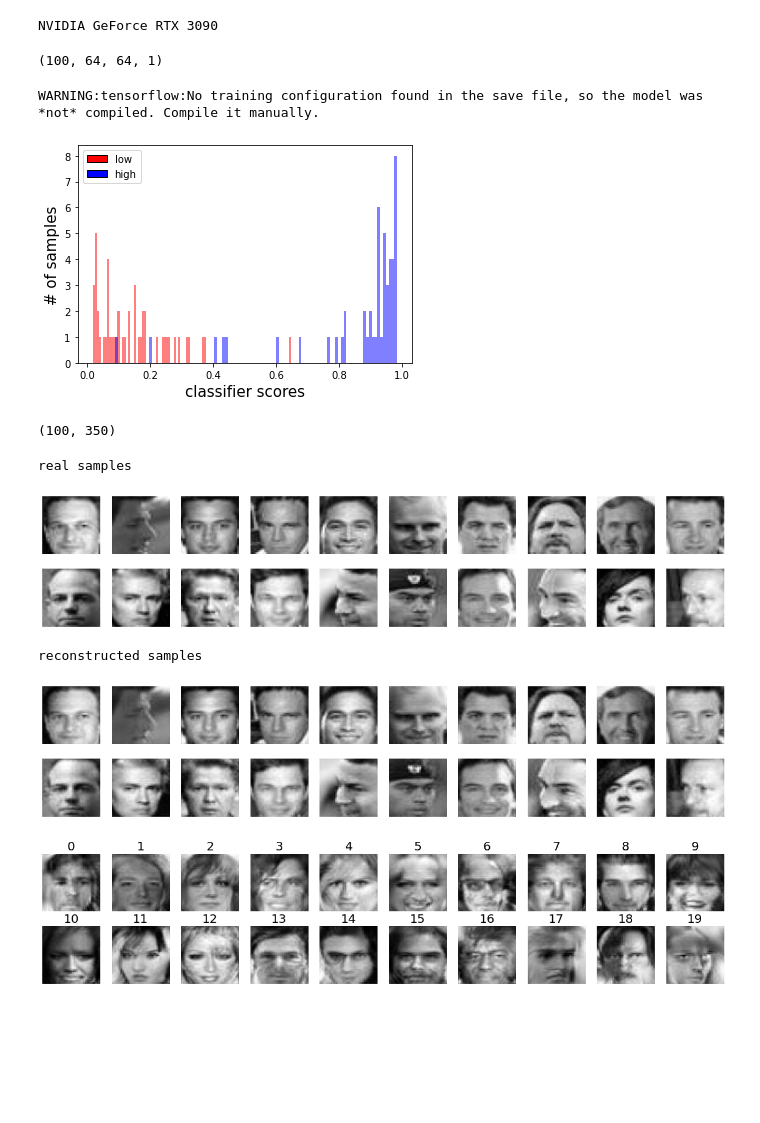
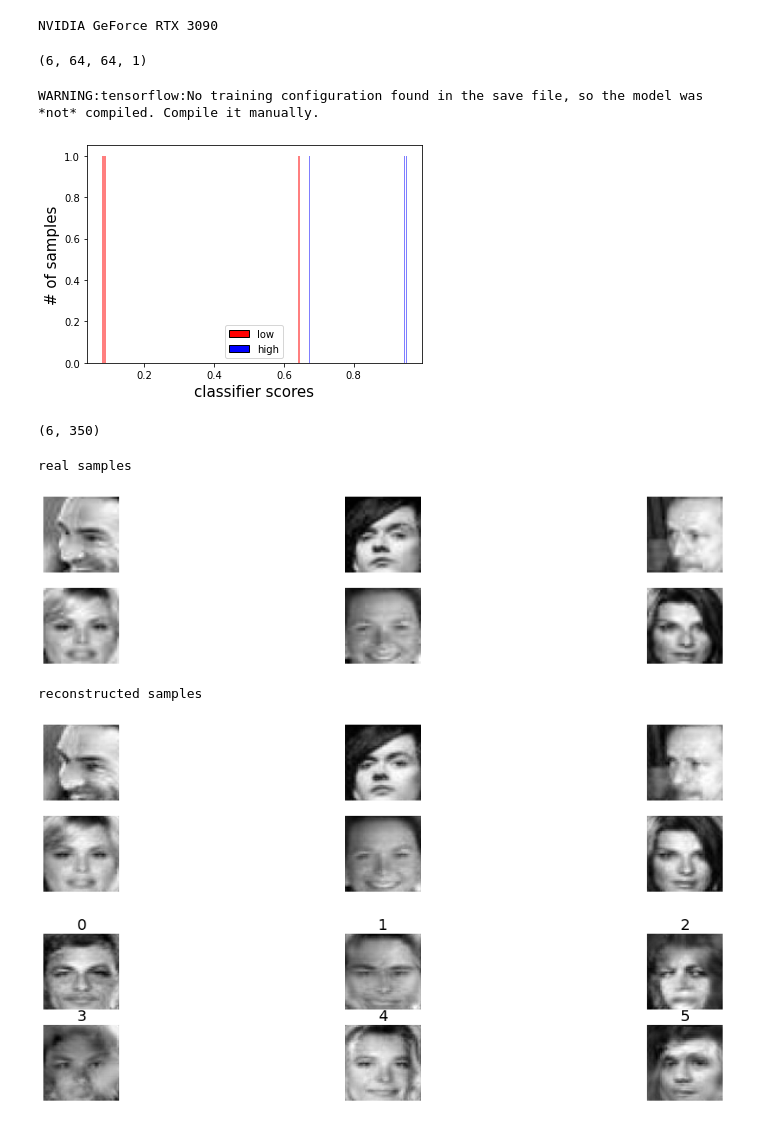
Before and after one commit to zaritskylab/DISCOVER, a Jupyter notebook: GENDER/GENDER_ANALYSIS.ipynb, the cells around one changed output. Cells and saved outputs as stored; diff of their text form; code cells hidden in the pictures; blank space fills up the shorter version.

```diff
--- a/GENDER/GENDER_ANALYSIS.ipynb
+++ b/GENDER/GENDER_ANALYSIS.ipynb
@@ -254,8 +254,8 @@ def load_images(directory):
 
 ################################################################################################
 # test
-images0 = load_images(data_path + '/DISCOVERY/GENDER/IMAGES/TEST_0') # ('/home/odedrot/images/Unet_images_64pix_clf_aa_test')
-images1 = load_images(data_path + '/DISCOVERY/GENDER/IMAGES/TEST_1') # ('/home/odedrot/images/Unet_images_64pix_clf_bc_test')
+images0 = load_images(data_path + '/DISCOVER/GENDER/IMAGES/TEST_0') # ('/home/odedrot/images/Unet_images_64pix_clf_aa_test')
+images1 = load_images(data_path + '/DISCOVER/GENDER/IMAGES/TEST_1') # ('/home/odedrot/images/Unet_images_64pix_clf_bc_test')
 images = np.concatenate((images0, images1))
 images = images/ 255
 print(images.shape)
@@ -263,12 +263,12 @@ print(images.shape)
 true_labels = np.array([np.zeros((images0.shape[0])) , np.ones((images1.shape[0]))]).flatten().astype('uint8')
 ##################################################################################################
 # %% [output]
-(100, 64, 64, 1)
+(6, 64, 64, 1)
 # %%
 # check classifier predictions are similar to CLF training
 
 saved_name = 'classifier.h5' # new
-clf_model_path = data_path + 'DISCOVERY/GENDER/GENDER_SAVED_MODELS/' + saved_name
+clf_model_path = data_path + '/DISCOVER/GENDER/GENDER_SAVED_MODELS/' + saved_name
 clf_model = load_model(clf_model_path , compile=True)
 
 images3D = images.repeat(3, -1)
@@ -285,7 +285,7 @@ plt.ylabel("# of samples", fontsize=15)
 plt.show()
 # %% [output]
 WARNING:tensorflow:No training configuration found in the save file, so the model was *not* compiled. Compile it manually.
-[figure, old version]
+[figure, new version]
 # %%
 # https://github.com/OwalnutO/SSIM-Loss-Tensroflow/blob/master/SSIM_loss_class.py
 
@@ -376,7 +376,7 @@ def Wvar_reg(weight_matrix):
 latent_dim = 350 # define latent dimentions
 
 
-model_path = data_path + 'DISCOVERY/GENDER/GENDER_SAVED_MODELS/'
+model_path = data_path + '/DISCOVER/GENDER/GENDER_SAVED_MODELS/'
 encoder = load_model(model_path + 'encoder' + '.h5' , compile=False, custom_objects={'ConvSN2D': ConvSN2D , 'DenseSN': DenseSN, 'Wvar_reg': Wvar_reg})
 decoder = load_model(model_path + 'generator' + '.h5' , compile=False, custom_objects={'ConvSN2D': ConvSN2D , 'DenseSN': DenseSN, 'Wvar_reg': Wvar_reg})
 recognizer = load_model(model_path + 'disentangleNET' + '.h5' , compile=False, custom_objects={'ConvSN2D': ConvSN2D , 'DenseSN': DenseSN, 'Wvar_reg': Wvar_reg})
@@ -394,32 +394,32 @@ images_recon = decoder.predict(z_dist)
 print(z_dist.shape)
 latent_dim = z_dist.shape[1]
 # %% [output]
-(100, 350)
+(6, 350)
 # %%
 #  reconstruction
-ids = range(20)
+ids = range(6)
 print('real samples')
-sample_images(images[ids], 2,10)
+sample_images(images[ids], 2,3)
 print('')
 print('reconstructed samples')
-sample_images(images_recon[ids], 2,10)
+sample_images(images_recon[ids], 2,3)
 # %% [output]
 real samples
-[figure, old version]
+[figure, new version]
 reconstructed samples
-[figure, old version]
+[figure, new version]
 # %%
 #  sample from normal distribution
-n_samples = 20
+n_samples = 6
 z_samples = np.zeros((n_samples, z_dist.shape[1]))
 for i in range(n_samples):
     for j in range(z_dist.shape[1]):
         ind = np.random.randint(0, z_dist.shape[0], 1)[0] # sample ids from images
         z_samples[i][j] = z_dist[ind][j]
 imgs_samples = decoder.predict(np.expand_dims(z_samples, axis=-1))
-sample_images_labels(imgs_samples, np.arange(0,z_samples.shape[0],1), 2,10)
+sample_images_labels(imgs_samples, np.arange(0,z_samples.shape[0],1), 2,3)
 # %% [output]
-[figure, old version]
+[figure, new version]
 # %%
 # calculating CLF and VGG perceptual loss
 
```
Also changed, not shown: parts of 12 cells of this notebook, 2 other files.
